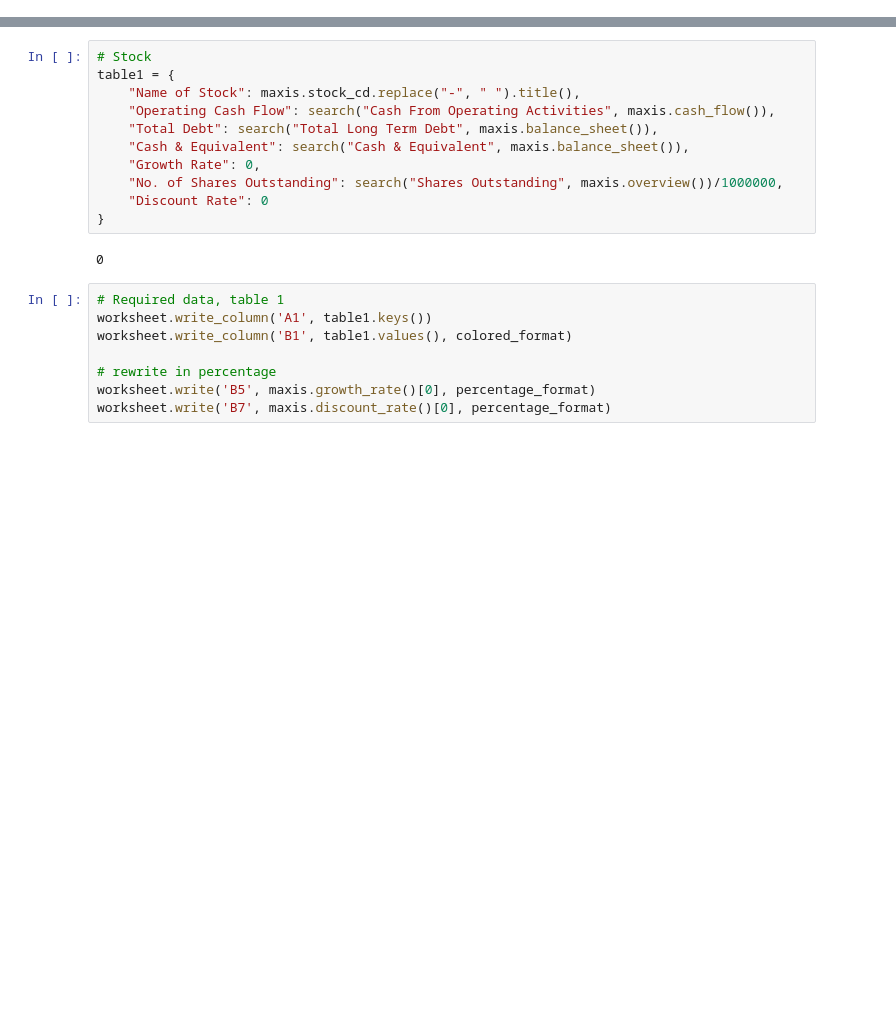
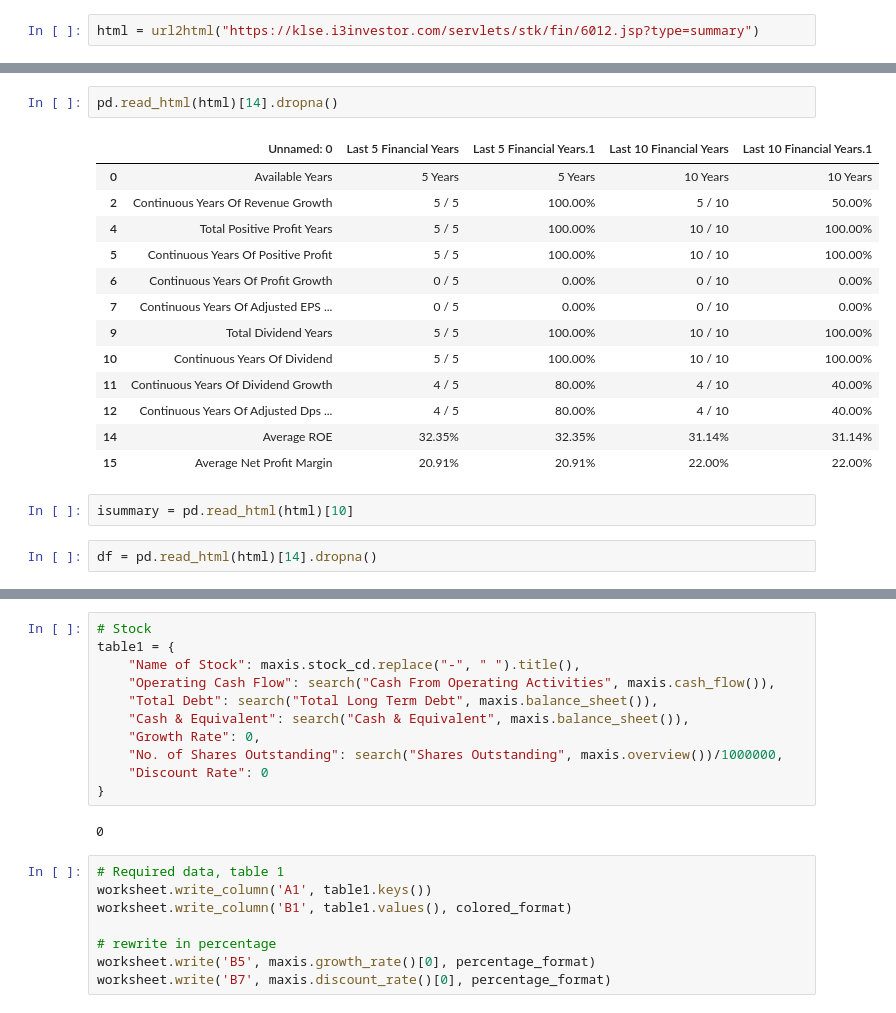
Before and after one commit to nimotsu/stock, a Jupyter notebook: Scrape_from_investing.ipynb, the cells around one changed output, grey strips where cells are left out. Cells and saved outputs as stored; diff of their text form; blank space fills up the shorter version.

```diff
--- a/Scrape_from_investing.ipynb
+++ b/Scrape_from_investing.ipynb
@@ -200,0 +54,2 @@ soup = BeautifulSoup(html)
+# %%
+html = url2html("https://klse.i3investor.com/servlets/stk/fin/6012.jsp?type=summary")
@@ -200,0 +97,20 @@ soup = BeautifulSoup(html)
+# %%
+pd.read_html(html)[14].dropna()
+# %% [output]
+|  | Unnamed: 0 | Last 5 Financial Years | Last 5 Financial Years.1 | Last 10 Financial Years | Last 10 Financial Years.1 |
+| 0 | Available Years | 5 Years | 5 Years | 10 Years | 10 Years |
+| 2 | Continuous Years Of Revenue Growth | 5 / 5 | 100.00% | 5 / 10 | 50.00% |
+| 4 | Total Positive Profit Years | 5 / 5 | 100.00% | 10 / 10 | 100.00% |
+| 5 | Continuous Years Of Positive Profit | 5 / 5 | 100.00% | 10 / 10 | 100.00% |
+| 6 | Continuous Years Of Profit Growth | 0 / 5 | 0.00% | 0 / 10 | 0.00% |
+| 7 | Continuous Years Of Adjusted EPS ... | 0 / 5 | 0.00% | 0 / 10 | 0.00% |
+| 9 | Total Dividend Years | 5 / 5 | 100.00% | 10 / 10 | 100.00% |
+| 10 | Continuous Years Of Dividend | 5 / 5 | 100.00% | 10 / 10 | 100.00% |
+| 11 | Continuous Years Of Dividend Growth | 4 / 5 | 80.00% | 4 / 10 | 40.00% |
+| 12 | Continuous Years Of Adjusted Dps ... | 4 / 5 | 80.00% | 4 / 10 | 40.00% |
+| 14 | Average ROE | 32.35% | 32.35% | 31.14% | 31.14% |
+| 15 | Average Net Profit Margin | 20.91% | 20.91% | 22.00% | 22.00% |
+# %%
+isummary = pd.read_html(html)[10]
+# %%
+df = pd.read_html(html)[14].dropna()
```
Also changed, not shown: parts of 29 cells of this notebook, 4 other files.
